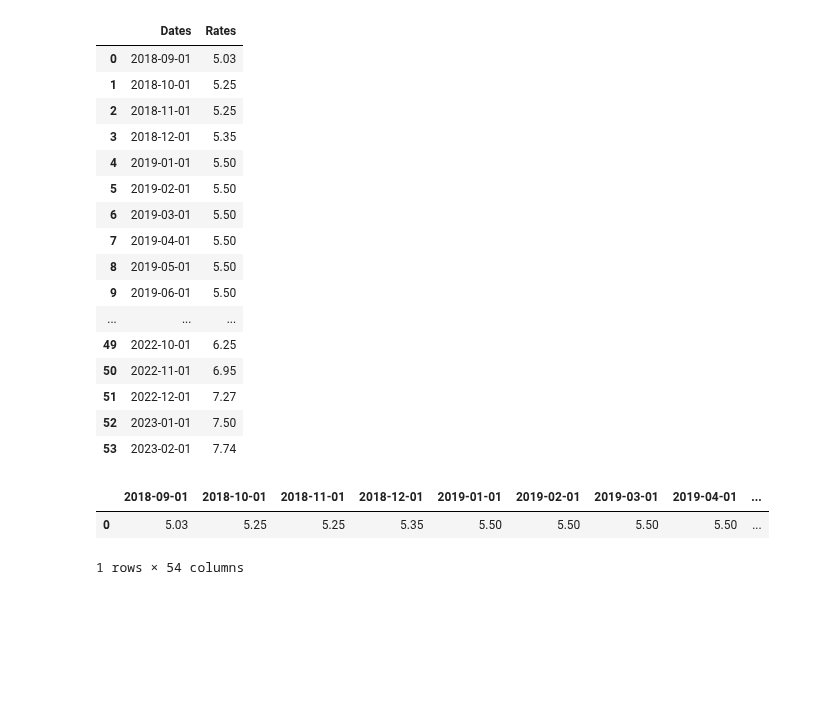
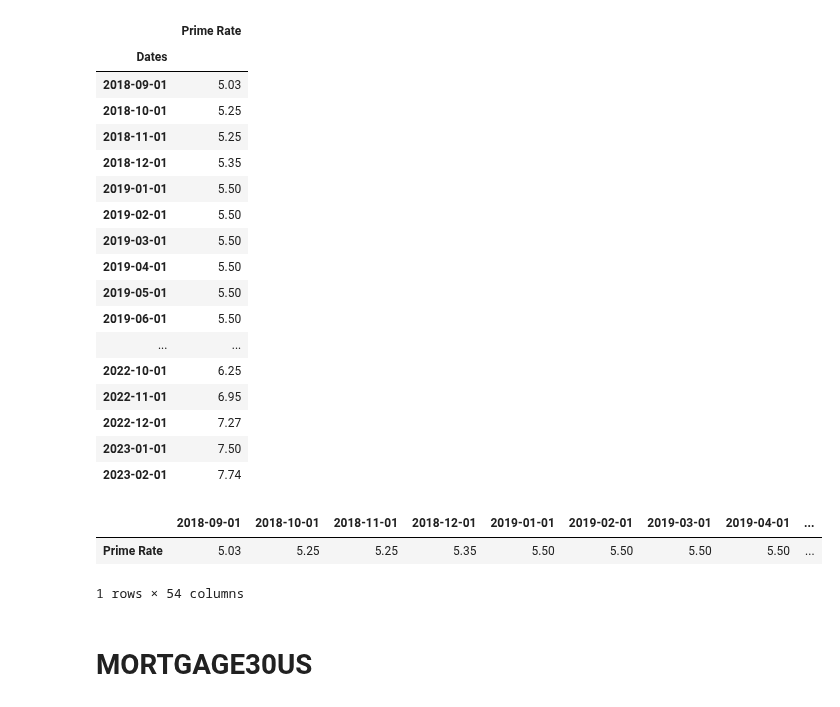
Before and after one commit to ceramicbull/Project-1-Repo, a Jupyter notebook: bens_analysis/Fred API.ipynb, the cells around one changed output. Saved outputs shown, nothing was run; the diff lists cells and outputs as text; code cells hidden in the pictures; blank space fills up the shorter version.

Commit message:
added 30-yr Mortgage to the Fred API notebook and improved DataFrame formatting.

```diff
--- a/bens_analysis/Fred API.ipynb
+++ b/bens_analysis/Fred API.ipynb
@@ -54,38 +56,43 @@ for point in prime_points:
 # %%
 #create DataFrames to store the Lists
 #vertically oriented
 prime_virt_df=pd.DataFrame(
     {"Dates":date_point,
-    "Rates":rate_point})
+    "Prime Rate":rate_point})
+prime_virt_df.set_index(["Dates"], inplace=True)
 prime_virt_df
 # %% [output]
-|  | Dates | Rates |
-| 0 | 2018-09-01 | 5.03 |
-| 1 | 2018-10-01 | 5.25 |
-| 2 | 2018-11-01 | 5.25 |
-| 3 | 2018-12-01 | 5.35 |
-| 4 | 2019-01-01 | 5.50 |
-| 5 | 2019-02-01 | 5.50 |
-| 6 | 2019-03-01 | 5.50 |
-| 7 | 2019-04-01 | 5.50 |
-| 8 | 2019-05-01 | 5.50 |
-| 9 | 2019-06-01 | 5.50 |
-| ... | ... | ... |
-| 49 | 2022-10-01 | 6.25 |
-| 50 | 2022-11-01 | 6.95 |
-| 51 | 2022-12-01 | 7.27 |
-| 52 | 2023-01-01 | 7.50 |
-| 53 | 2023-02-01 | 7.74 |
+|  | Prime Rate |
+| Dates |  |
+| 2018-09-01 | 5.03 |
+| 2018-10-01 | 5.25 |
+| 2018-11-01 | 5.25 |
+| 2018-12-01 | 5.35 |
+| 2019-01-01 | 5.50 |
+| 2019-02-01 | 5.50 |
+| 2019-03-01 | 5.50 |
+| 2019-04-01 | 5.50 |
+| 2019-05-01 | 5.50 |
+| 2019-06-01 | 5.50 |
+| ... | ... |
+| 2022-10-01 | 6.25 |
+| 2022-11-01 | 6.95 |
+| 2022-12-01 | 7.27 |
+| 2023-01-01 | 7.50 |
+| 2023-02-01 | 7.74 |
 # %%
 #horizontally oriented
 prime_horz_df=pd.DataFrame([rate_point])
 prime_horz_df.columns=date_point
+prime_horz_df.index=["Prime Rate"]
 prime_horz_df
 # %% [output]
 |  | 2018-09-01 | 2018-10-01 | 2018-11-01 | 2018-12-01 | 2019-01-01 | 2019-02-01 | 2019-03-01 | 2019-04-01 | ... |
-| 0 | 5.03 | 5.25 | 5.25 | 5.35 | 5.50 | 5.50 | 5.50 | 5.50 | ... |
+| Prime Rate | 5.03 | 5.25 | 5.25 | 5.35 | 5.50 | 5.50 | 5.50 | 5.50 | ... |
 1 rows × 54 columns
 # %%
 #export for others to use
 prime_virt_df.to_csv("prime_vertical.csv")
 prime_horz_df.to_csv("prime_horizontal.csv")
+# %% [markdown]
+# MORTGAGE30US
```
Also changed, not shown: parts of 10 cells of this notebook, 2 other files.
